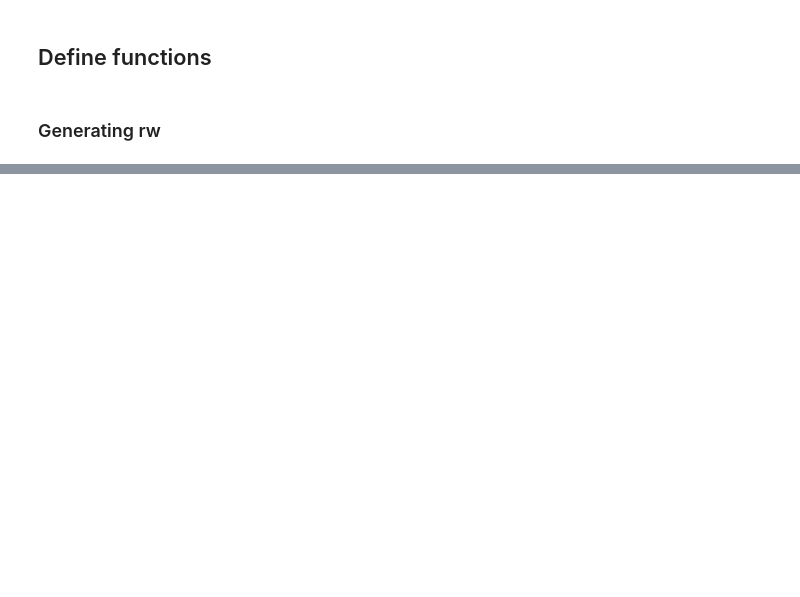
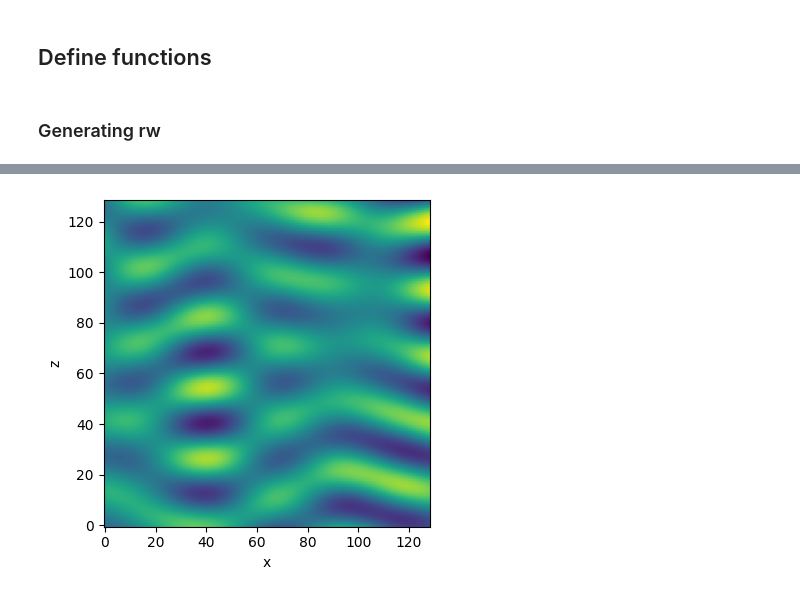
Before and after one commit to ch-tung/Randomwave_ML, a Jupyter notebook: mesh/test_1ms_complex.ipynb, the cells around one changed output, grey strips where cells are left out. Saved outputs shown, nothing was run; the diff lists cells and outputs as text; code cells hidden in the pictures; blank space fills up the shorter version.

```diff
--- a/mesh/test_1ms_complex.ipynb
+++ b/mesh/test_1ms_complex.ipynb
@@ -1112,0 +1478,22 @@ plt.show()
+# %%
+fig, ax = plt.subplots(figsize=(6, 4))
+
+iy = field.shape[1] // 2          # y-index of the slice
+slice_xz = field[:, iy, :]        # (nx, nz)
+
+im = ax.imshow(
+    slice_xz.T,
+    origin="lower",
+    aspect="auto",
+    cmap="viridis"
+)
+
+ax.set_xlabel("x")
+ax.set_ylabel("z")
+
+ax.set_aspect('equal')
+
+plt.tight_layout()
+plt.show()
+# %% [output]
+[figure, added]
```
Also changed, not shown: parts of 12 cells of this notebook.
